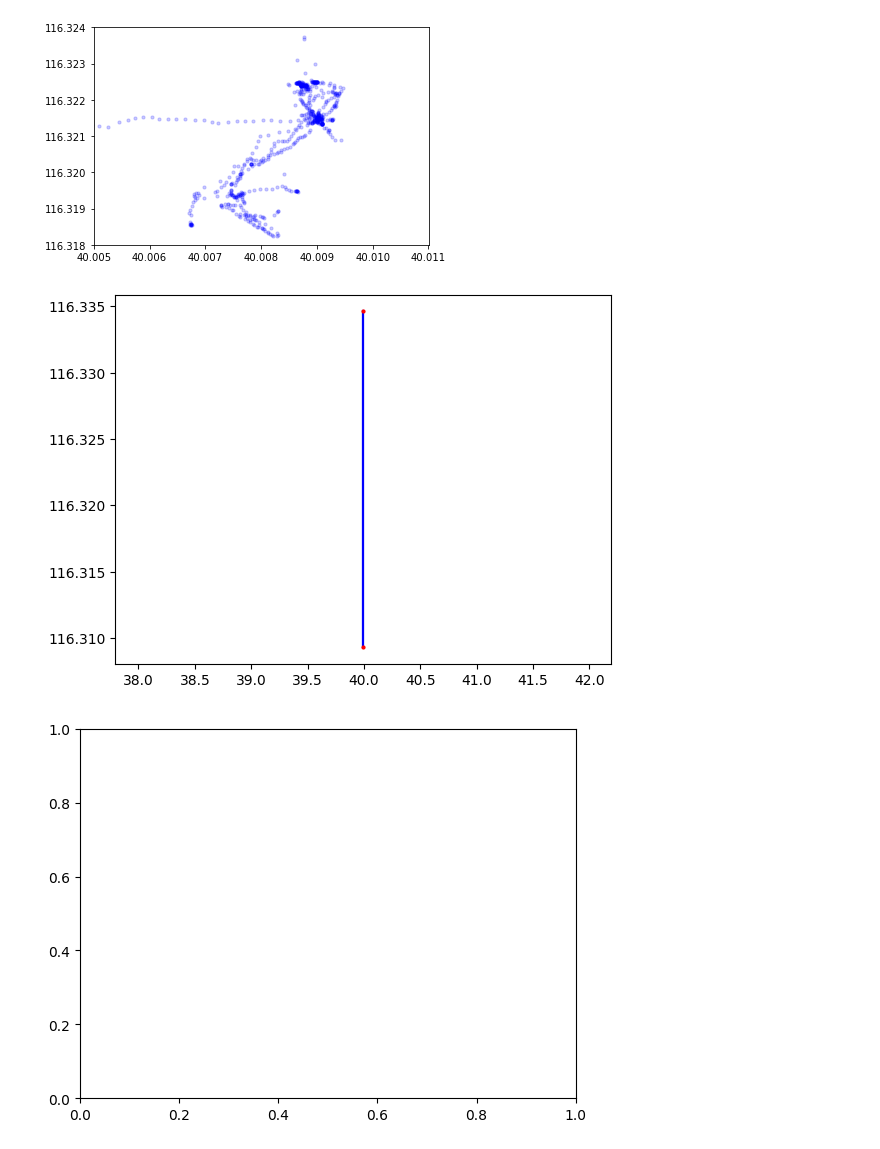
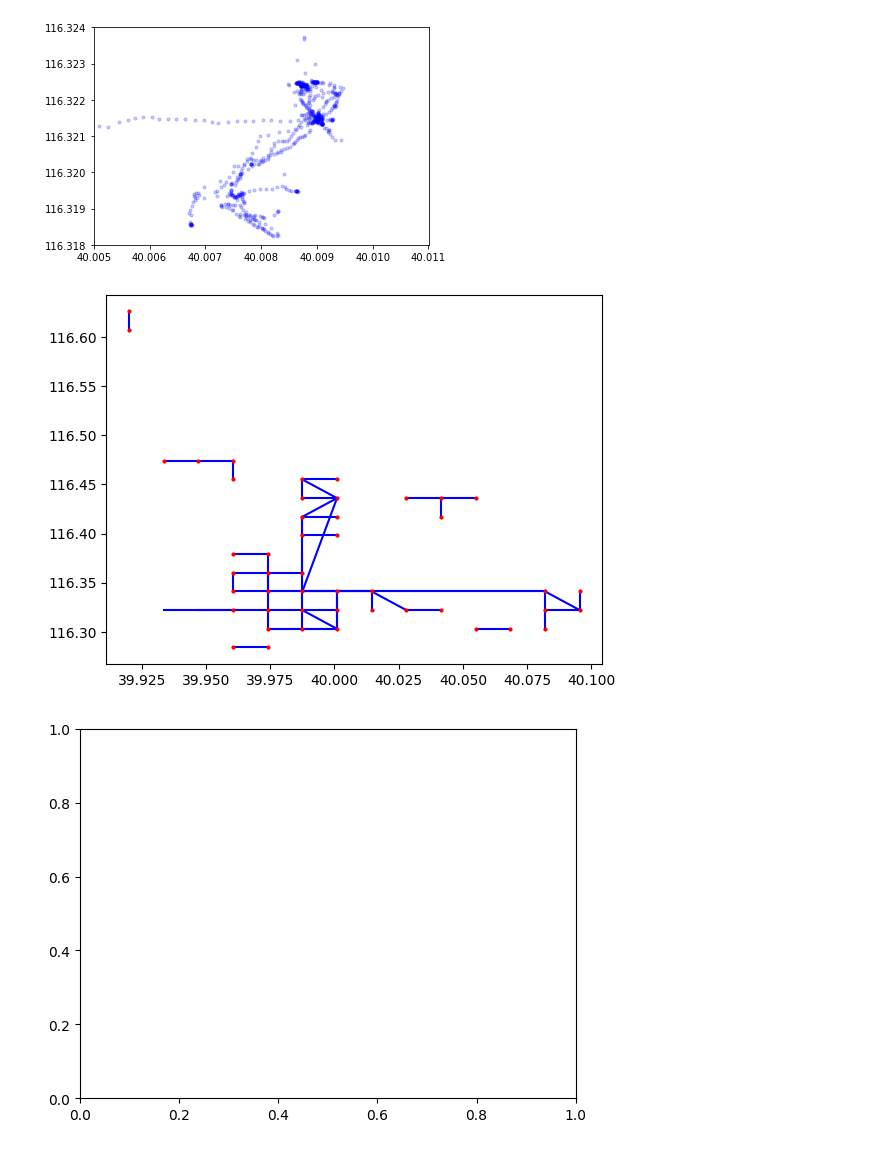
Before and after one commit to svensesen/Beijing-Topo, a Jupyter notebook: Picture creation.ipynb, the cells around one changed output. Cells and saved outputs as stored; diff of their text form; code cells hidden in the pictures.

```diff
--- a/Picture creation.ipynb
+++ b/Picture creation.ipynb
@@ -42,29 +42,29 @@ plt.savefig("pictures/points01.png")
 [figure]
 # %%
 #graph_0 = create_azimuth_graph(dft0, method = 4, splitting_method = 2, distance_multiplier = 5, max_angle_change = 15)
-graph_0 = pickle.load(open("random_graph_t0", "rb"))
+graph_0 = pickle.load(open("random_graph_3_simplified", "rb"))
 
 for edge in graph_0.edges:
     lat1 = min(edge.vertices).latitude
     long1 = min(edge.vertices).longitude
 
     lat2 = max(edge.vertices).latitude
     long2 = max(edge.vertices).longitude
 
     plt.plot([lat1, lat2], [long1, long2], color = "blue")
 
 for vertex in graph_0.vertices:
     lat = vertex.latitude
     long = vertex.longitude
 
     plt.plot(lat, long, color = "red", marker = "o", markersize = 2)
 
 #plt.xlim([40.005, 40.011])
 #plt.ylim([116.318, 116.324])
 plt.ticklabel_format(useOffset=False, style='plain')
-plt.savefig("pictures/grid_0.png")
+plt.savefig("pictures/grid_very_short_simplified.png")
 # %% [output]
-[figure, old version]
+[figure, new version]
 # %%
 #graph_1 = create_azimuth_graph(dft1, method = 4, splitting_method = 2, distance_multiplier = 5, max_angle_change = 15)
 graph_1 = graph_0 = pickle.load(open("random_graph_t1", "rb"))
```
Also changed, not shown: 5 other files.
